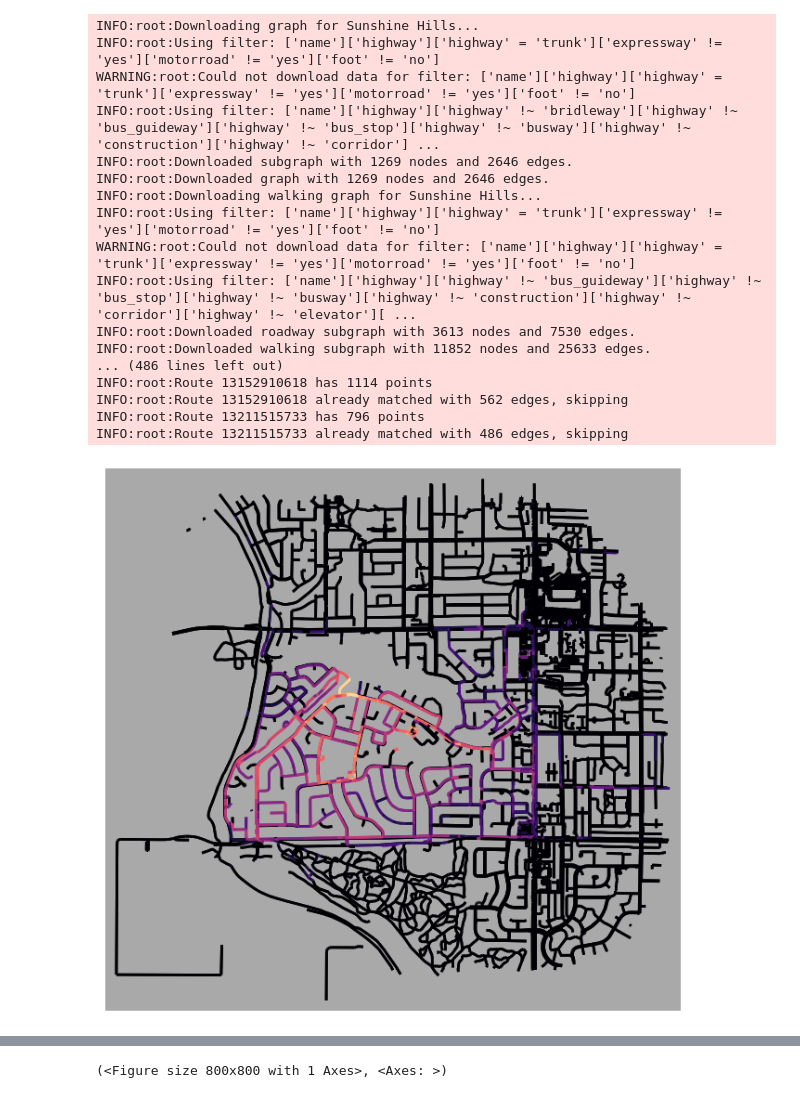
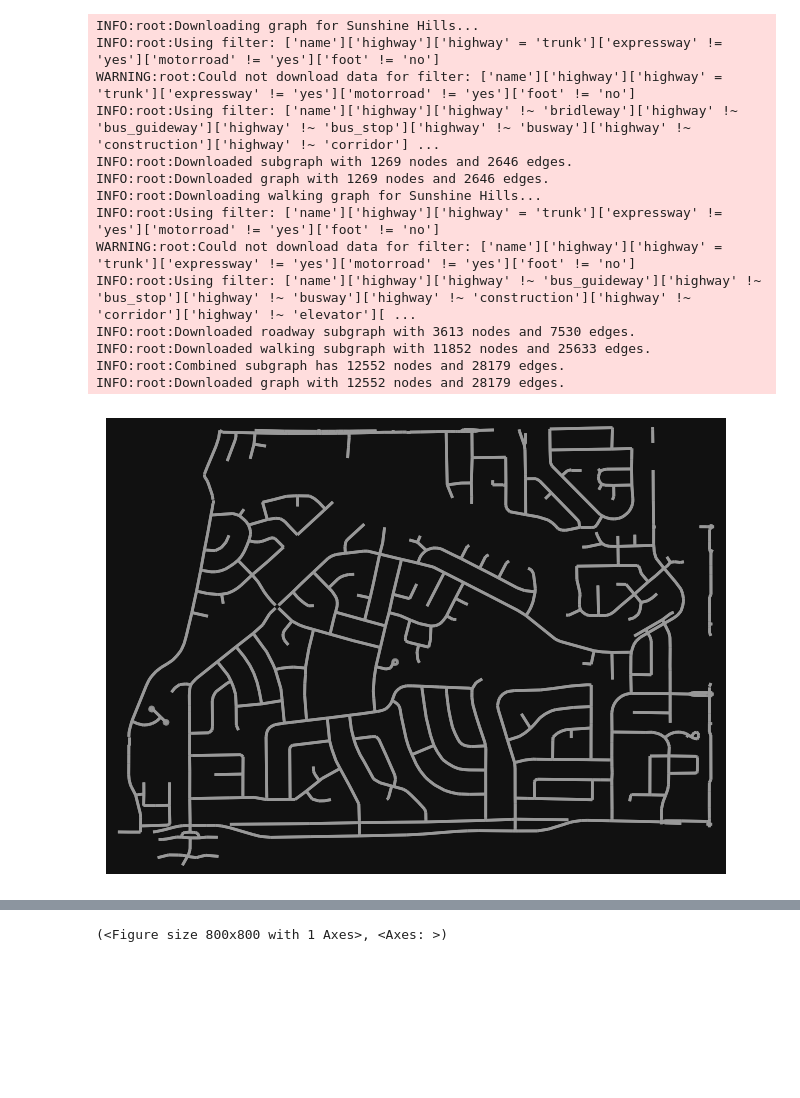
Before and after one commit to jweeres/minmapper, a Jupyter notebook: frontend.ipynb, the cells around one changed output, grey strips where cells are left out. Saved outputs shown, nothing was run; the diff lists cells and outputs as text; code cells hidden in the pictures; blank space fills up the shorter version.

Commit message:
In progress graph simplification - commit to transfer to laptop

```diff
--- a/frontend.ipynb
+++ b/frontend.ipynb
@@ -10,61 +10,67 @@ import networkx as nx
 
 from graph.download import download_cs_graph, download_walk_graph
 from graph.strava import create_routes
-from graph.graph import get_routes_in_area, to_digraph, graph_to_gdf, subgraph_from_gdf_mask, add_visited_counts
+from graph.graph import (
+    get_routes_in_area,
+    to_digraph,
+    graph_to_gdf,
+    subgraph_from_gdf_mask,
+    add_visited_counts,
+    graph_difference,
+)
 from matching.candidate import get_candidate_idxs, get_candidate_df
 from matching.match import Matcher
 
 
 logging.basicConfig(level=logging.INFO)
 
 G, gdf = download_cs_graph("Sunshine Hills")
 G2, gdf2 = download_walk_graph(gdf)
 G = to_digraph(G)
 G2 = to_digraph(G2)
 # create_routes("Jess")
 c_gdf = graph_to_gdf(G2)
 c_gdf = ox.projection.project_gdf(c_gdf)
 gdf = ox.projection.project_gdf(gdf)
 with open("matched_routes_Jess.pkl", "rb") as file:
     matched_dict = pickle.load(file)
 matcher = Matcher(matched_routes=matched_dict)
-for route_id, route in get_routes_in_area(gdf, "routes_Jess.pkl"):
-    logging.info(f"Route {route_id} has {len(route)} points")
-    if route_id in matcher.matched_routes:
-        logging.info(f"Route {route_id} already matched with {len(matcher.matched_routes[route_id])} edges, skipping")
-        continue
-    idxs = get_candidate_idxs(c_gdf, ox.projection.project_gdf(gdf2).geometry, route, 25)
-    df = get_candidate_df(c_gdf, route, idxs)
-    mask = pd.concat([df.geometry_obs, df.geometry]).drop_duplicates(ignore_index=True)
-    G_route = subgraph_from_gdf_mask(G2, c_gdf, mask, 250)
-    logging.info(f"Route {route_id} graph has {G_route.number_of_nodes()} nodes and {G_route.number_of_edges()} edges")
-    trellis = matcher.create_trellis(df)
-    preds = matcher.viterbi_search(G_route, trellis)
-    edges = matcher.get_path_edges(G_route, trellis, preds, route_id=route_id)
-    logging.info(
-        f"Matched route {route_id} has {len([node for node in preds.keys() if node.startswith('gap')])} gaps and {len(edges)} edges"
-    )
-add_visited_counts(G2, matcher.matched_routes)
-colors = ox.plot.get_edge_colors_by_attr(G2, "visited", cmap="magma")
-ox.plot.plot_graph(nx.MultiDiGraph(G2), edge_color=colors, node_size=0, edge_linewidth=2.0, bgcolor="darkgrey")
-# G = to_digraph(G)
-# add_visited_counts(G, "routes_Jess.pkl")
+G_diff = graph_difference(G2, G)
+ox.plot.plot_graph(nx.MultiDiGraph(G), node_size=0, edge_linewidth=2.0)
+ox.plot.plot_graph(nx.MultiDiGraph(G2), node_size=0, edge_linewidth=2.0)
+ox.plot.plot_graph(nx.MultiDiGraph(G_diff), node_size=0, edge_linewidth=2.0)
+# for route_id, route in get_routes_in_area(gdf, "routes_Jess.pkl"):
+#     logging.info(f"Route {route_id} has {len(route)} points")
+#     if route_id in matcher.matched_routes:
+#         logging.info(f"Route {route_id} already matched with {len(matcher.matched_routes[route_id])} edges, skipping")
+#         continue
+#     idxs = get_candidate_idxs(c_gdf, ox.projection.project_gdf(gdf2).geometry, route, 25)
+#     df = get_candidate_df(c_gdf, route, idxs)
+#     mask = pd.concat([df.geometry_obs, df.geometry]).drop_duplicates(ignore_index=True)
+#     G_route = subgraph_from_gdf_mask(G2, c_gdf, mask, 250)
+#     logging.info(f"Route {route_id} graph has {G_route.number_of_nodes()} nodes and {G_route.number_of_edges()} edges")
+#     trellis = matcher.create_trellis(df)
+#     preds = matcher.viterbi_search(G_route, trellis)
+#     edges = matcher.get_path_edges(G_route, trellis, preds, route_id=route_id)
+#     logging.info(
+#         f"Matched route {route_id} has {len([node for node in preds.keys() if node.startswith('gap')])} gaps and {len(edges)} edges"
+#     )
+# add_visited_counts(G2, matcher.matched_routes)
+# colors = ox.plot.get_edge_colors_by_attr(G2, "visited", cmap="magma")
+# ox.plot.plot_graph(nx.MultiDiGraph(G2), edge_color=colors, node_size=0, edge_linewidth=2.0, bgcolor="darkgrey")
 # %% [output]
 INFO:root:Downloading graph for Sunshine Hills...
 INFO:root:Using filter: ['name']['highway']['highway' = 'trunk']['expressway' != 'yes']['motorroad' != 'yes']['foot' != 'no']
 WARNING:root:Could not download data for filter: ['name']['highway']['highway' = 'trunk']['expressway' != 'yes']['motorroad' != 'yes']['foot' != 'no']
 INFO:root:Using filter: ['name']['highway']['highway' !~ 'bridleway']['highway' !~ 'bus_guideway']['highway' !~ 'bus_stop']['highway' !~ 'busway']['highway' !~ 'construction']['highway' !~ 'corridor'] ...
 INFO:root:Downloaded subgraph with 1269 nodes and 2646 edges.
 INFO:root:Downloaded graph with 1269 nodes and 2646 edges.
 INFO:root:Downloading walking graph for Sunshine Hills...
 INFO:root:Using filter: ['name']['highway']['highway' = 'trunk']['expressway' != 'yes']['motorroad' != 'yes']['foot' != 'no']
 WARNING:root:Could not download data for filter: ['name']['highway']['highway' = 'trunk']['expressway' != 'yes']['motorroad' != 'yes']['foot' != 'no']
 INFO:root:Using filter: ['name']['highway']['highway' !~ 'bus_guideway']['highway' !~ 'bus_stop']['highway' !~ 'busway']['highway' !~ 'construction']['highway' !~ 'corridor']['highway' !~ 'elevator'][ ...
 INFO:root:Downloaded roadway subgraph with 3613 nodes and 7530 edges.
 INFO:root:Downloaded walking subgraph with 11852 nodes and 25633 edges.
-... (486 lines left out)
-INFO:root:Route 13152910618 has 1114 points
-INFO:root:Route 13152910618 already matched with 562 edges, skipping
-INFO:root:Route 13211515733 has 796 points
-INFO:root:Route 13211515733 already matched with 486 edges, skipping
+INFO:root:Combined subgraph has 12552 nodes and 28179 edges.
+INFO:root:Downloaded graph with 12552 nodes and 28179 edges.
-[figure, old version]
+[figure, new version]
```
Also changed, not shown: parts of 1 cell of this notebook, 3 other files.
